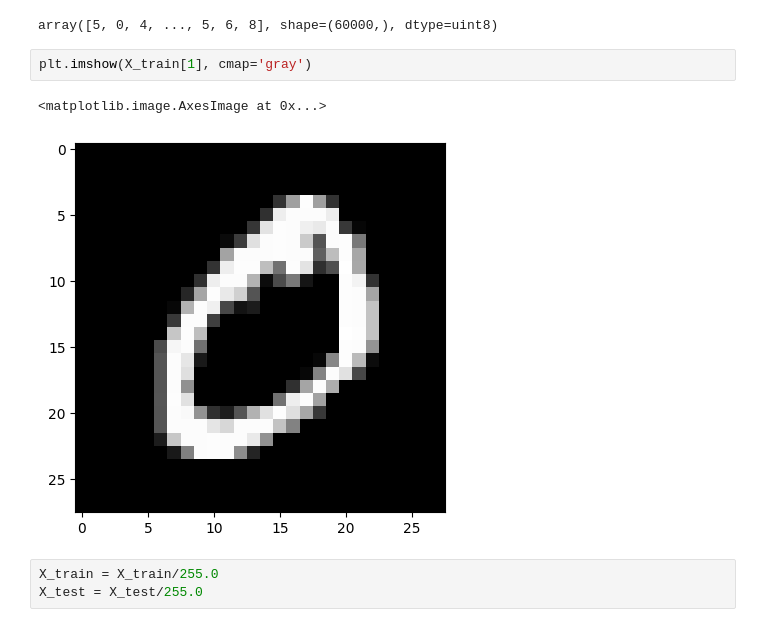
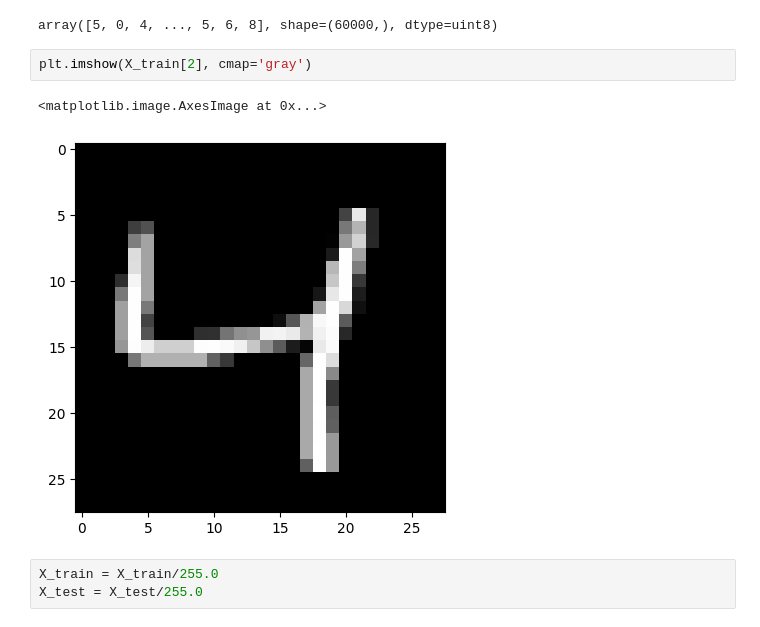
Before and after one commit to harshbhatt15/Deep_Learning, a Jupyter notebook: Artificial_Neuron_Network (ANN)/Classification/Multi-class/Digit-classification/digi-classi.ipynb, the cells around one changed output. Saved outputs shown, nothing was run; the diff lists cells and outputs as text.

```diff
--- a/Artificial_Neuron_Network (ANN)/Multi-class/Digit-classification/digi-classi.ipynb
+++ b/Artificial_Neuron_Network (ANN)/Classification/Multi-class/Digit-classification/digi-classi.ipynb
@@ -84,10 +83,10 @@ y_train
 # %% [output]
 array([5, 0, 4, ..., 5, 6, 8], shape=(60000,), dtype=uint8)
 # %%
-plt.imshow(X_train[1], cmap='gray')
+plt.imshow(X_train[2], cmap='gray')
 # %% [output]
 <matplotlib.image.AxesImage at 0x...>
-[figure, old version]
+[figure, new version]
 # %%
 X_train = X_train/255.0
 X_test = X_test/255.0
```
Also changed, not shown: parts of 1 cell of this notebook, 3 other files.
